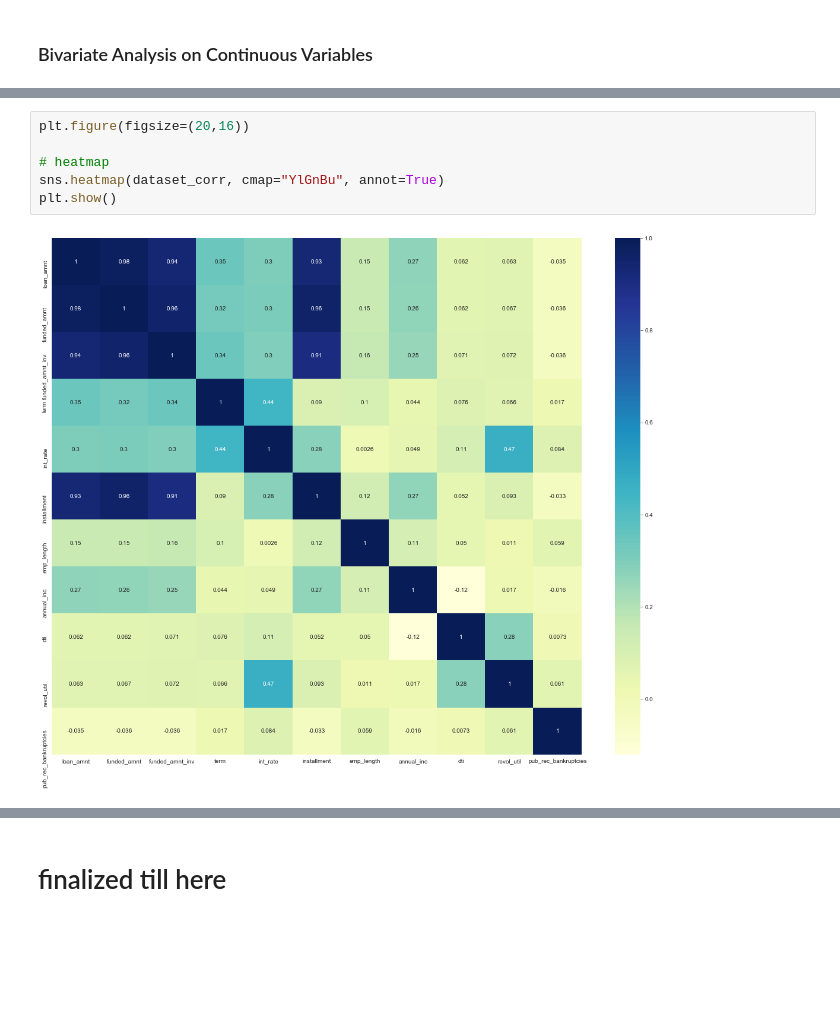
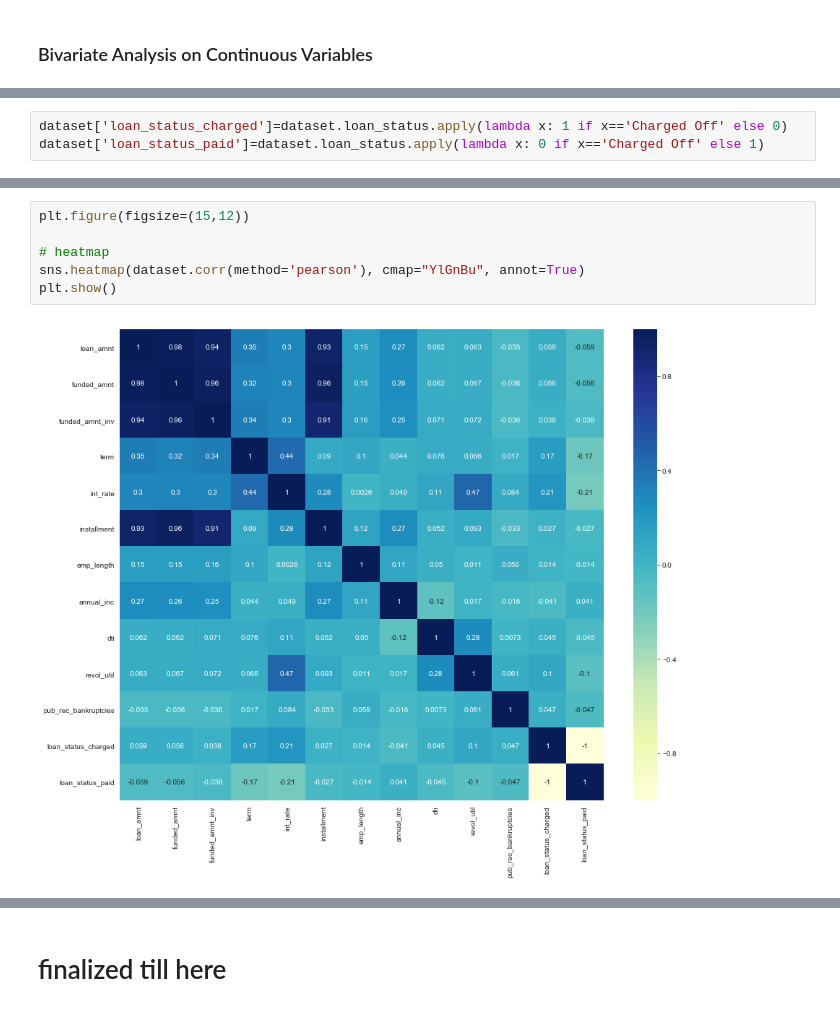
Before and after one commit to arpitjoshi/case-study-2, a Jupyter notebook: notebook.ipynb, the cells around one changed output, grey strips where cells are left out. Drawn from its saved outputs; the diff is of its cells as text; blank space fills up the shorter version.

```diff
--- a/notebook.ipynb
+++ b/notebook.ipynb
@@ -993,0 +947,3 @@ round(charged_off_corr, 3)
+# %%
+dataset['loan_status_charged']=dataset.loan_status.apply(lambda x: 1 if x=='Charged Off' else 0)
+dataset['loan_status_paid']=dataset.loan_status.apply(lambda x: 0 if x=='Charged Off' else 1)
@@ -994,8 +977,8 @@ round(charged_off_corr, 3)
 # %%
-plt.figure(figsize=(20,16))
+plt.figure(figsize=(15,12))
 
 # heatmap
-sns.heatmap(dataset_corr, cmap="YlGnBu", annot=True)
+sns.heatmap(dataset.corr(method='pearson'), cmap="YlGnBu", annot=True)
 plt.show()
 # %% [output]
-[figure, old version]
+[figure, new version]
```
Also changed, not shown: parts of 19 cells of this notebook.
